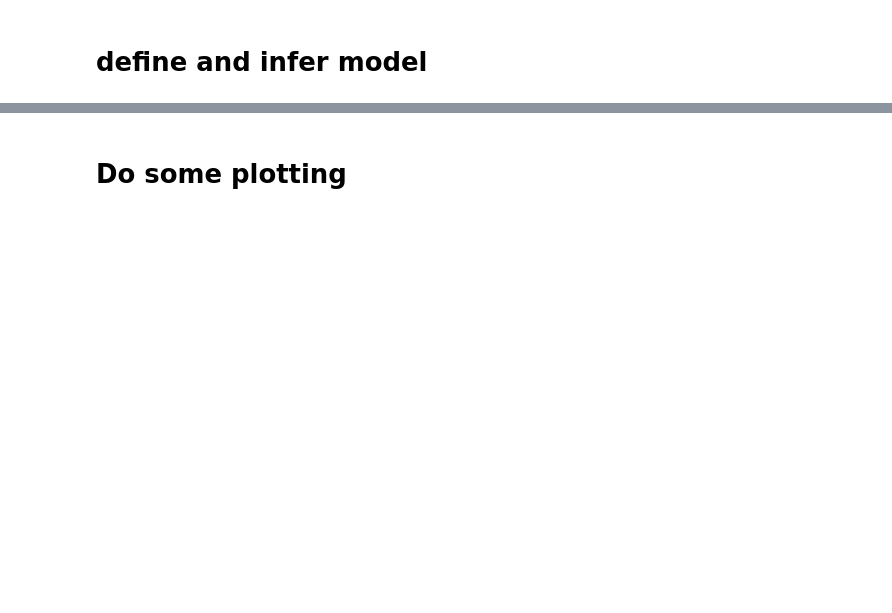
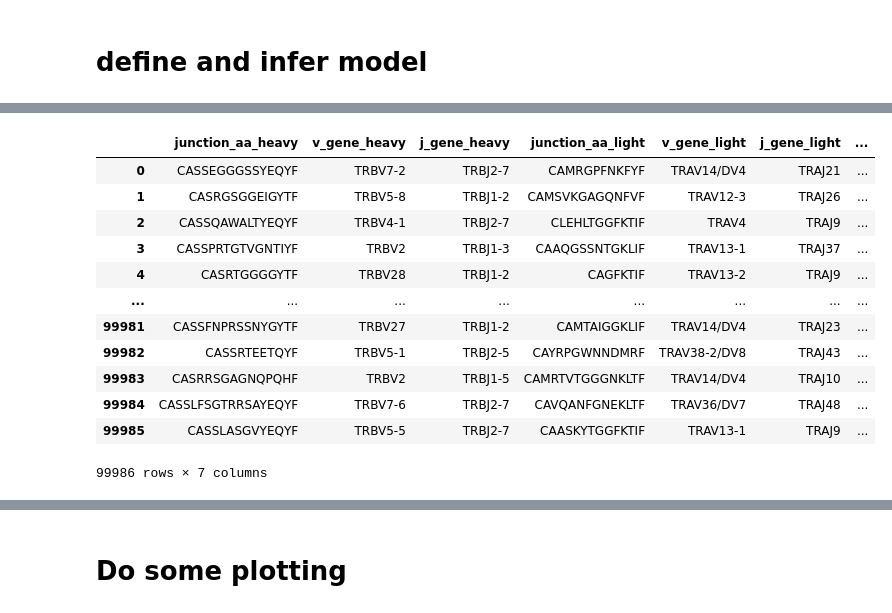
Before and after one commit to statbiophys/soNNia, a Jupyter notebook: examples/sonnia_paired_tutorial.ipynb, the cells around one changed output, grey strips where cells are left out. Cells and saved outputs as stored; diff of their text form; code cells hidden in the pictures; blank space fills up the shorter version.

```diff
--- a/examples/sonnia_paired_tutorial.ipynb
+++ b/examples/sonnia_paired_tutorial.ipynb
@@ -21,3 +34,19 @@ Encode data.
+# %%
+qm.data_seqs
+# %% [output]
+|  | junction_aa_heavy | v_gene_heavy | j_gene_heavy | junction_aa_light | v_gene_light | j_gene_light | ... |
+| 0 | CASSEGGGSSYEQYF | TRBV7-2 | TRBJ2-7 | CAMRGPFNKFYF | TRAV14/DV4 | TRAJ21 | ... |
+| 1 | CASRGSGGEIGYTF | TRBV5-8 | TRBJ1-2 | CAMSVKGAGQNFVF | TRAV12-3 | TRAJ26 | ... |
+| 2 | CASSQAWALTYEQYF | TRBV4-1 | TRBJ2-7 | CLEHLTGGFKTIF | TRAV4 | TRAJ9 | ... |
+| 3 | CASSPRTGTVGNTIYF | TRBV2 | TRBJ1-3 | CAAQGSSNTGKLIF | TRAV13-1 | TRAJ37 | ... |
+| 4 | CASRTGGGGYTF | TRBV28 | TRBJ1-2 | CAGFKTIF | TRAV13-2 | TRAJ9 | ... |
+| ... | ... | ... | ... | ... | ... | ... | ... |
+| 99981 | CASSFNPRSSNYGYTF | TRBV27 | TRBJ1-2 | CAMTAIGGKLIF | TRAV14/DV4 | TRAJ23 | ... |
+| 99982 | CASSRTEETQYF | TRBV5-1 | TRBJ2-5 | CAYRPGWNNDMRF | TRAV38-2/DV8 | TRAJ43 | ... |
+| 99983 | CASRRSGAGNQPQHF | TRBV2 | TRBJ1-5 | CAMRTVTGGGNKLTF | TRAV14/DV4 | TRAJ10 | ... |
+| 99984 | CASSLFSGTRRSAYEQYF | TRBV7-6 | TRBJ2-7 | CAVQANFGNEKLTF | TRAV36/DV7 | TRAJ48 | ... |
+| 99985 | CASSLASGVYEQYF | TRBV5-5 | TRBJ2-7 | CAASKYTGGFKTIF | TRAV13-1 | TRAJ9 | ... |
+99986 rows × 7 columns
 # %%
 # add generated sequences (you can add them from file too, more is better.)
 qm.add_generated_seqs(int(2e5))
```
Also changed, not shown: parts of 18 cells of this notebook, 4 other files.
